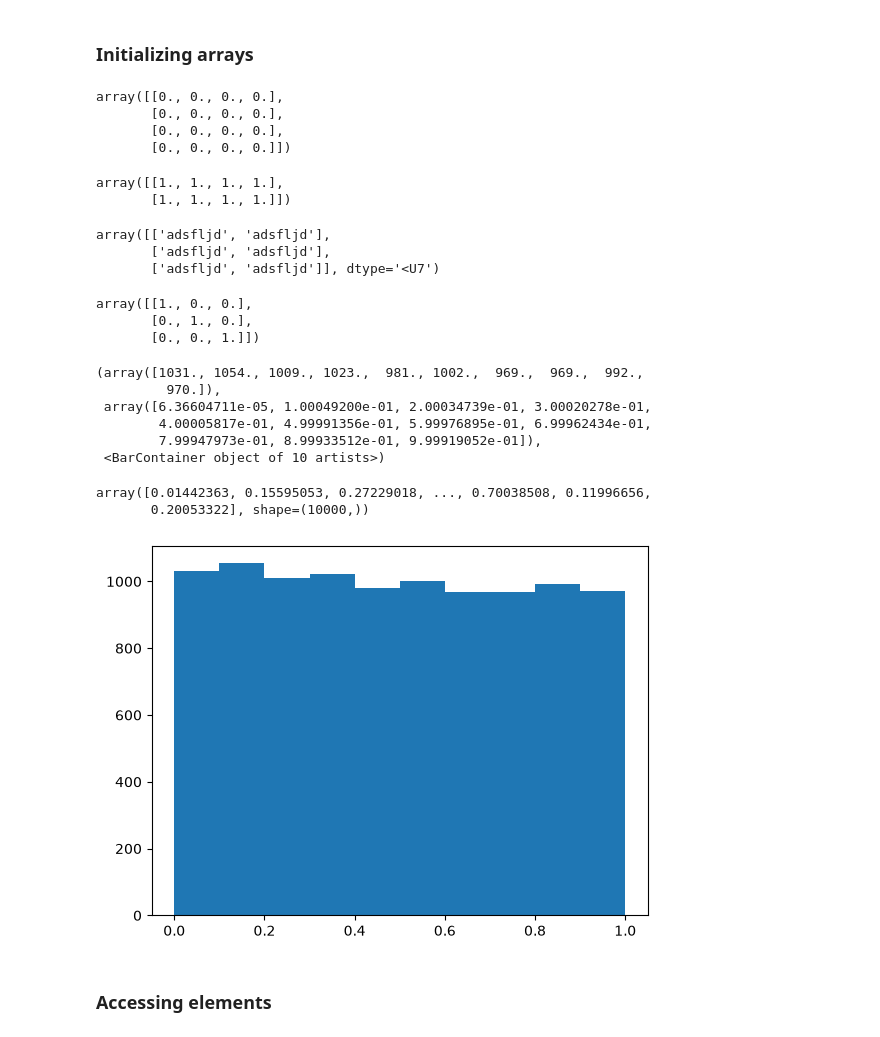
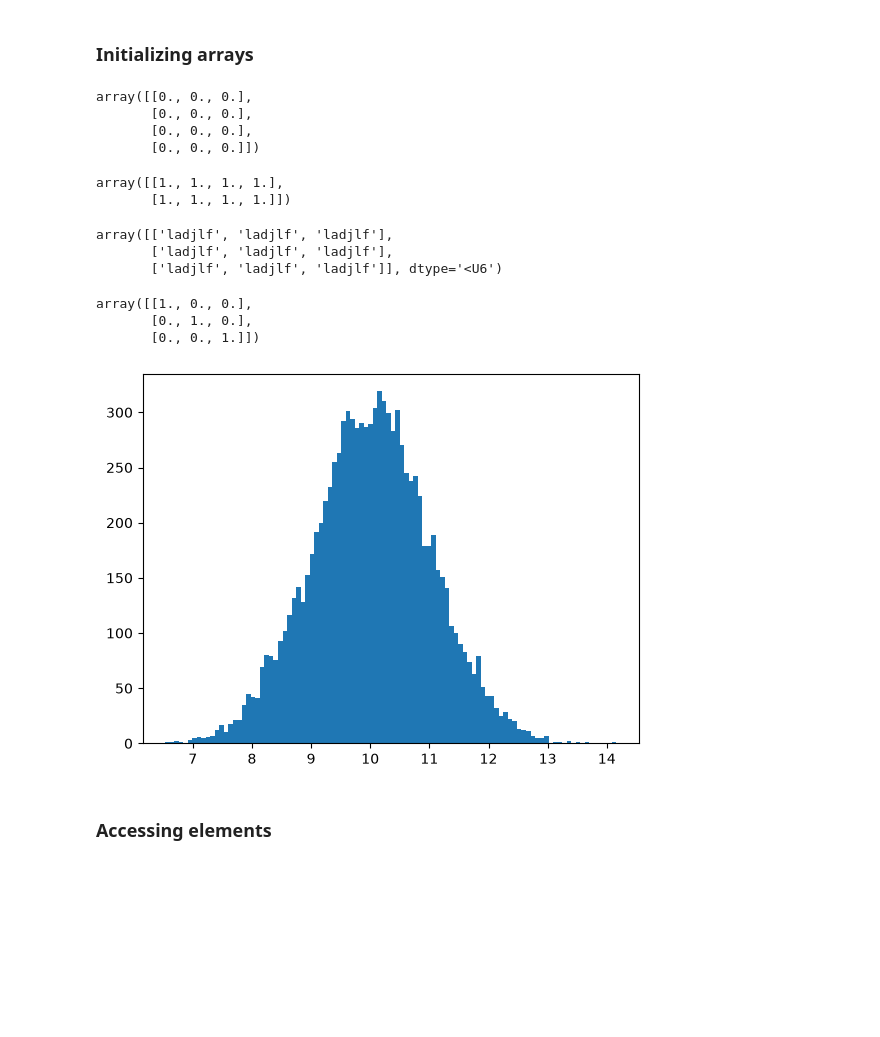
Before and after one commit to arghyadutta/intro-python-r, a Jupyter notebook: 7-numpy-intro.ipynb, the cells around one changed output. Drawn from its saved outputs; the diff is of its cells as text; code cells hidden in the pictures; blank space fills up the shorter version.

```diff
--- a/7-numpy-intro.ipynb
+++ b/7-numpy-intro.ipynb
@@ -89,13 +94,13 @@ print(a)
 # %% [markdown]
 ### Initializing arrays
 # %%
-zeros_arr = np.zeros((4, 4))
+zeros_arr = np.zeros((4, 3))
 zeros_arr
 # %% [output]
-array([[0., 0., 0., 0.],
-       [0., 0., 0., 0.],
-       [0., 0., 0., 0.],
-       [0., 0., 0., 0.]])
+array([[0., 0., 0.],
+       [0., 0., 0.],
+       [0., 0., 0.],
+       [0., 0., 0.]])
 # %%
 ones_arr = np.ones((2, 4))
 ones_arr
@@ -103,12 +108,12 @@ ones_arr
 array([[1., 1., 1., 1.],
        [1., 1., 1., 1.]])
 # %%
-full_arr = np.full((3,2), 'adsfljd')
+full_arr = np.full((3,3), 'ladjlf')
 full_arr
 # %% [output]
-array([['adsfljd', 'adsfljd'],
-       ['adsfljd', 'adsfljd'],
-       ['adsfljd', 'adsfljd']], dtype='<U7')
+array([['ladjlf', 'ladjlf', 'ladjlf'],
+       ['ladjlf', 'ladjlf', 'ladjlf'],
+       ['ladjlf', 'ladjlf', 'ladjlf']], dtype='<U6')
 # %%
 identity_matrix = np.eye(3)
 identity_matrix
@@ -119,20 +124,12 @@ array([[1., 0., 0.],
 # %%
 # Array with random values
 # np.random.seed(4)
-random_arr = np.random.random((10000))
+random_arr = np.random.normal(10,1,10000)
 
-plt.hist(random_arr)
-random_arr
+plt.hist(random_arr,bins=100)
+random_arr;
 # %% [output]
-(array([1031., 1054., 1009., 1023.,  981., 1002.,  969.,  969.,  992.,
-         970.]),
- array([6.36604711e-05, 1.00049200e-01, 2.00034739e-01, 3.00020278e-01,
-        4.00005817e-01, 4.99991356e-01, 5.99976895e-01, 6.99962434e-01,
-        7.99947973e-01, 8.99933512e-01, 9.99919052e-01]),
- <BarContainer object of 10 artists>)
-array([0.01442363, 0.15595053, 0.27229018, ..., 0.70038508, 0.11996656,
-       0.20053322], shape=(10000,))
-[figure, old version]
+[figure, new version]
 # %% [markdown]
 ### Accessing elements
 # %%
```
Also changed, not shown: parts of 10 cells of this notebook, 3 other files.
